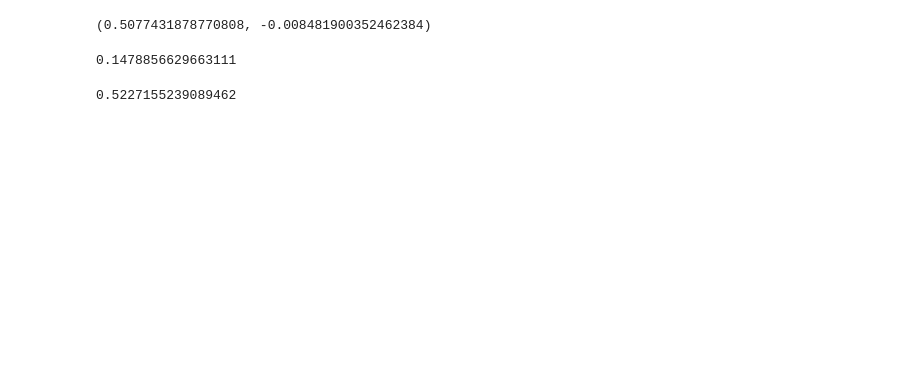
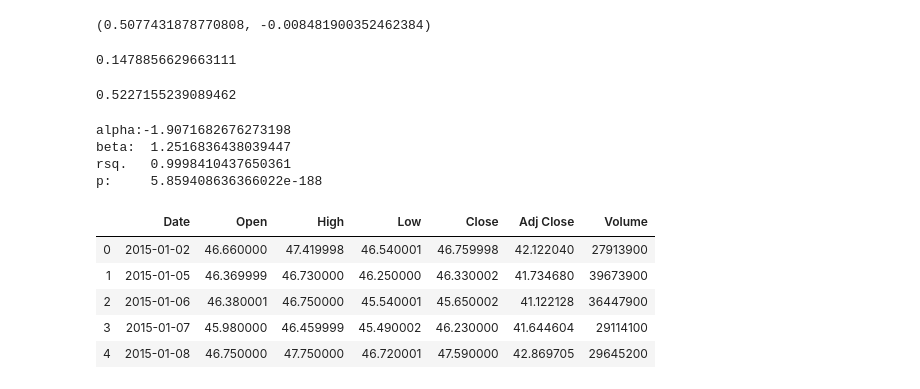
Before and after one commit to damiansp/TS, a Jupyter notebook: python/finance/06_CAPM/01_CAPM.py.ipynb, the cells around one changed output. Cells and saved outputs as stored; diff of their text form; code cells hidden in the pictures; blank space fills up the shorter version.

```diff
--- a/python/finance/06_CAPM/01_CAPM.py.ipynb
+++ b/python/finance/06_CAPM/01_CAPM.py.ipynb
@@ -60,0 +76,19 @@ p_val
+# %%
+beta, alpha, rval, pval, se = stats.linregress(y, x)
+print(f'alpha:{alpha}\nbeta:  {beta}\nrsq.   {rval ** 2}\np:     {pval}')
+# %% [output]
+alpha:-1.9071682676273198
+beta:  1.2516836438039447
+rsq.   0.9998410437650361
+p:     5.859408636366022e-188
+# %%
+msft = pd.read_csv(f'{DATA}/msft.csv')
+sp500 = pd.read_csv(f'{DATA}/^gspc.csv')
+msft.head()
+# %% [output]
+|  | Date | Open | High | Low | Close | Adj Close | Volume |
+| 0 | 2015-01-02 | 46.660000 | 47.419998 | 46.540001 | 46.759998 | 42.122040 | 27913900 |
+| 1 | 2015-01-05 | 46.369999 | 46.730000 | 46.250000 | 46.330002 | 41.734680 | 39673900 |
+| 2 | 2015-01-06 | 46.380001 | 46.750000 | 45.540001 | 45.650002 | 41.122128 | 36447900 |
+| 3 | 2015-01-07 | 45.980000 | 46.459999 | 45.490002 | 46.230000 | 41.644604 | 29114100 |
+| 4 | 2015-01-08 | 46.750000 | 47.750000 | 46.720001 | 47.590000 | 42.869705 | 29645200 |
```
Also changed, not shown: parts of 9 cells of this notebook.
